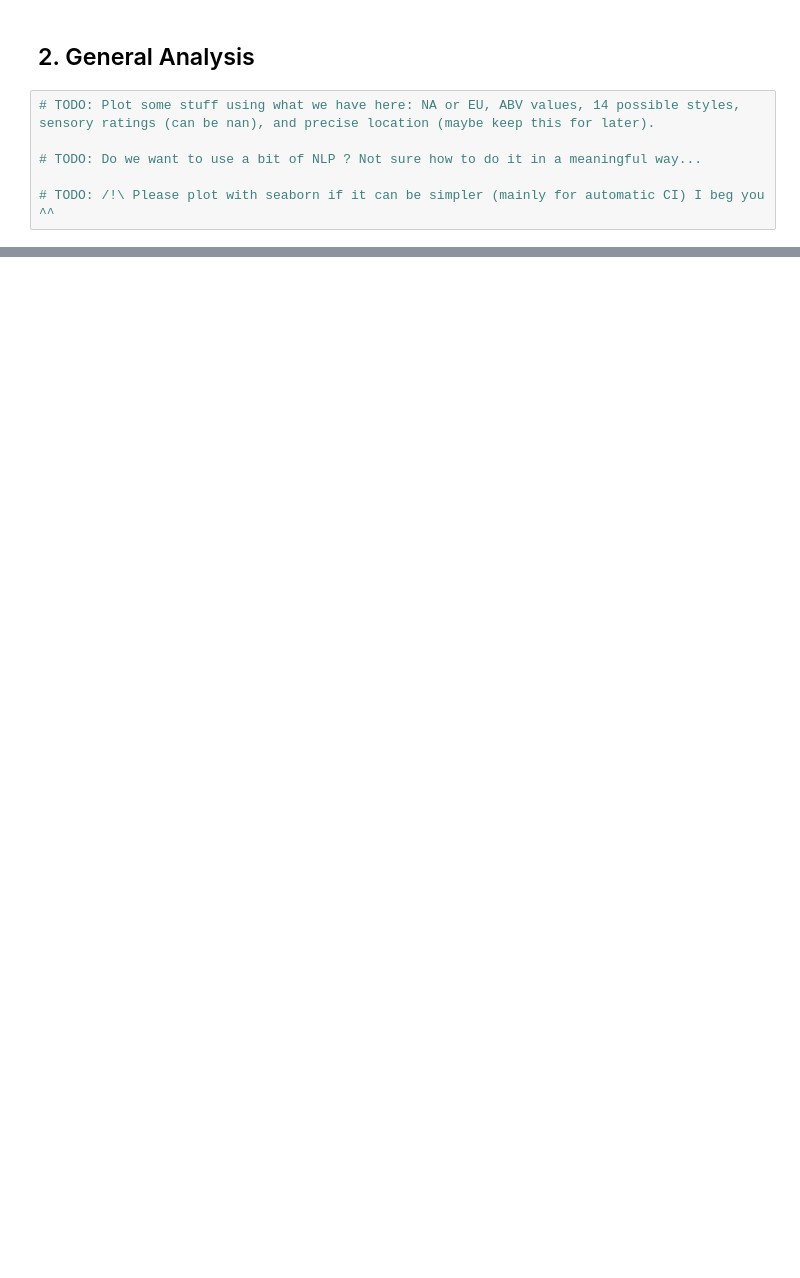
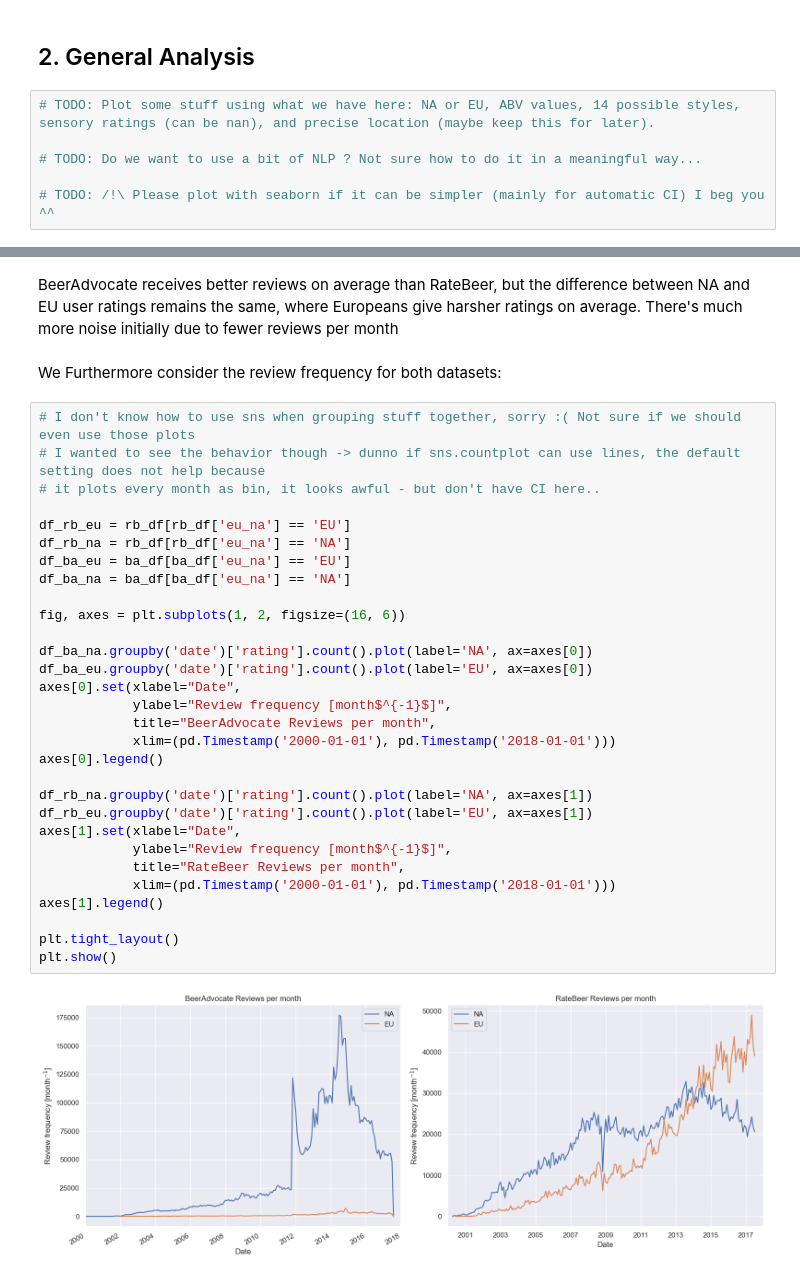
Before and after one commit to epfl-ada/ada-2023-project-welovepandas, a Jupyter notebook: p2_notebook.ipynb, the cells around one changed output, grey strips where cells are left out. Saved outputs shown, nothing was run; the diff lists cells and outputs as text; blank space fills up the shorter version.

```diff
--- a/p2_notebook.ipynb
+++ b/p2_notebook.ipynb
@@ -256,0 +300,36 @@ RateBeer:
+# %% [markdown]
+BeerAdvocate receives better reviews on average than RateBeer, but the difference between NA and EU user ratings remains the same, where Europeans give harsher ratings on average. There's much more noise initially due to fewer reviews per month
+# %% [markdown]
+We Furthermore consider the review frequency for both datasets:
+# %%
+# I don't know how to use sns when grouping stuff together, sorry :( Not sure if we should even use those plots
+# I wanted to see the behavior though -> dunno if sns.countplot can use lines, the default setting does not help because
+# it plots every month as bin, it looks awful - but don't have CI here..
+
+df_rb_eu = rb_df[rb_df['eu_na'] == 'EU']
+df_rb_na = rb_df[rb_df['eu_na'] == 'NA']
+df_ba_eu = ba_df[ba_df['eu_na'] == 'EU']
+df_ba_na = ba_df[ba_df['eu_na'] == 'NA']
+
+fig, axes = plt.subplots(1, 2, figsize=(16, 6))
+
+df_ba_na.groupby('date')['rating'].count().plot(label='NA', ax=axes[0])
+df_ba_eu.groupby('date')['rating'].count().plot(label='EU', ax=axes[0])
+axes[0].set(xlabel="Date",
+            ylabel="Review frequency [month$^{-1}$]",
+            title="BeerAdvocate Reviews per month",
+            xlim=(pd.Timestamp('2000-01-01'), pd.Timestamp('2018-01-01')))
+axes[0].legend()
+
+df_rb_na.groupby('date')['rating'].count().plot(label='NA', ax=axes[1])
+df_rb_eu.groupby('date')['rating'].count().plot(label='EU', ax=axes[1])
+axes[1].set(xlabel="Date",
+            ylabel="Review frequency [month$^{-1}$]",
+            title="RateBeer Reviews per month",
+            xlim=(pd.Timestamp('2000-01-01'), pd.Timestamp('2018-01-01')))
+axes[1].legend()
+
+plt.tight_layout()
+plt.show()
+# %% [output]
+[figure, added]
```
Also changed, not shown: parts of 15 cells of this notebook.
